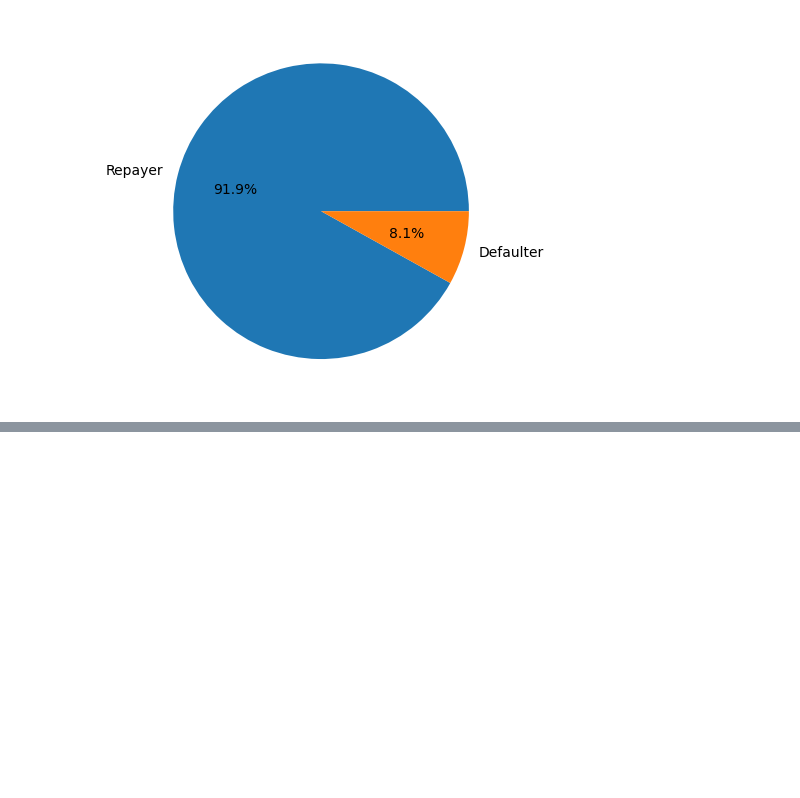
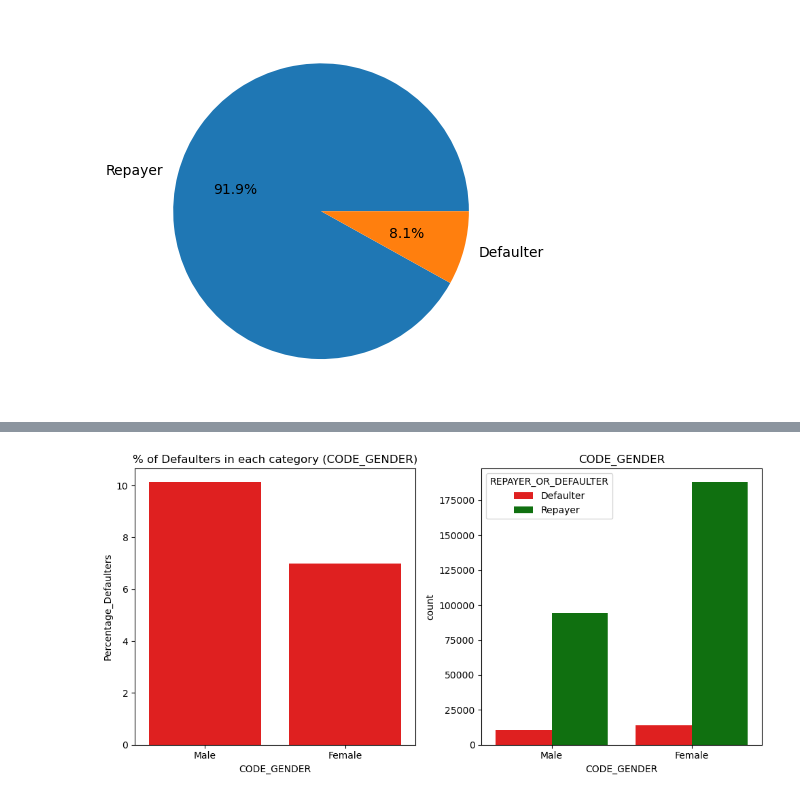
Before and after one commit to Punya-B-R/loan-approval-risk-analysis, a Jupyter notebook: Bank-Loan.ipynb, the cells around one changed output, grey strips where cells are left out. Drawn from its saved outputs; the diff is of its cells as text; code cells hidden in the pictures; blank space fills up the shorter version.

Commit message:
Univariate Ananlysis further

```diff
--- a/Bank-Loan.ipynb
+++ b/Bank-Loan.ipynb
@@ -308,0 +319,4 @@ app_univariate_categorical('NAME_CONTRACT_TYPE')
+# %%
+app_univariate_categorical('CODE_GENDER')
+# %% [output]
+[figure, added]
```
Also changed, not shown: parts of 4 cells of this notebook.
